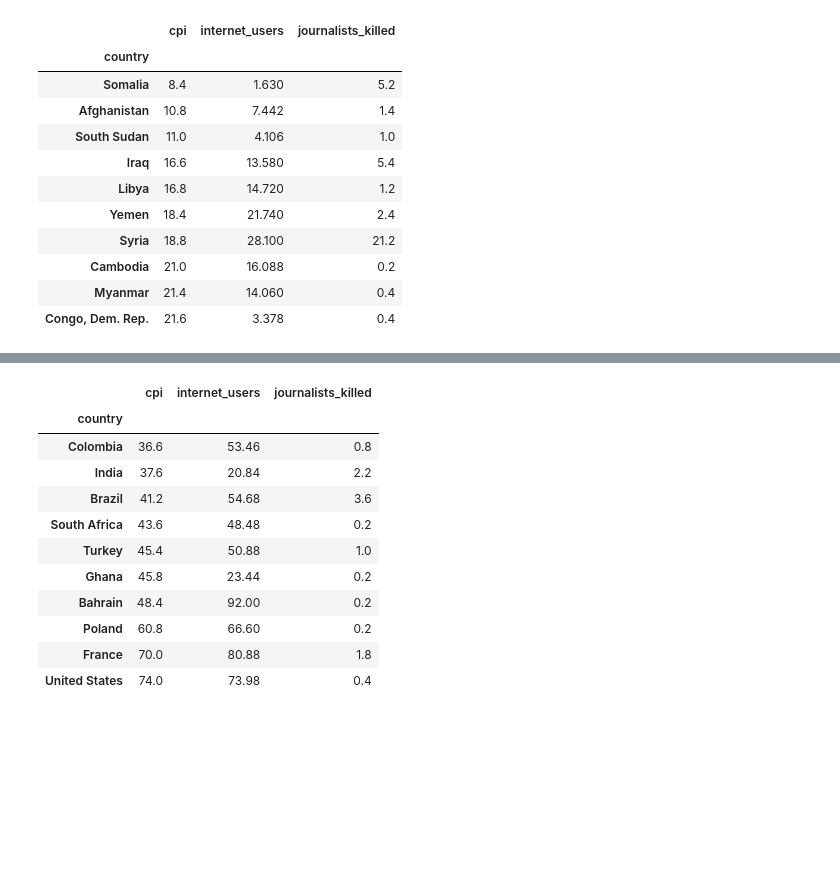
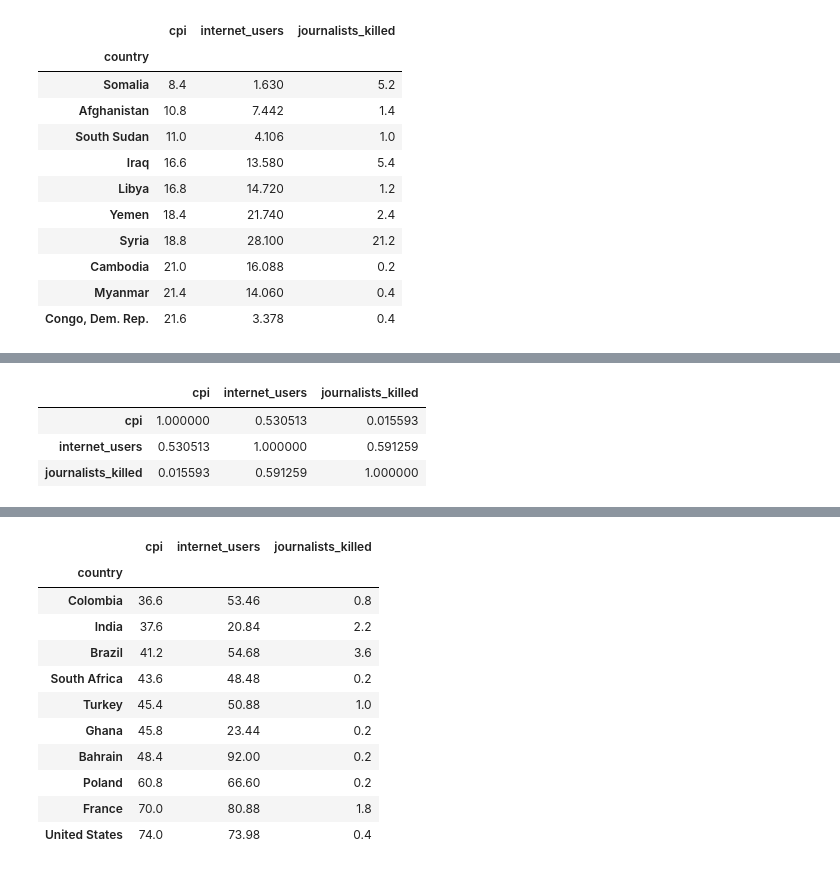
Before and after one commit to luisberns/study-data-analysis, a Jupyter notebook: dand-udacity/project2/corruption_analysis.ipynb, the cells around one changed output, grey strips where cells are left out. Drawn from its saved outputs; the diff is of its cells as text; code cells hidden in the pictures; blank space fills up the shorter version.

```diff
--- a/dand-udacity/project2/corruption_analysis.ipynb
+++ b/dand-udacity/project2/corruption_analysis.ipynb
@@ -258,0 +274,7 @@ low_cpi
+# %%
+low_cpi.corr()
+# %% [output]
+|  | cpi | internet_users | journalists_killed |
+| cpi | 1.000000 | 0.530513 | 0.015593 |
+| internet_users | 0.530513 | 1.000000 | 0.591259 |
+| journalists_killed | 0.015593 | 0.591259 | 1.000000 |
```
Also changed, not shown: parts of 17 cells of this notebook.
